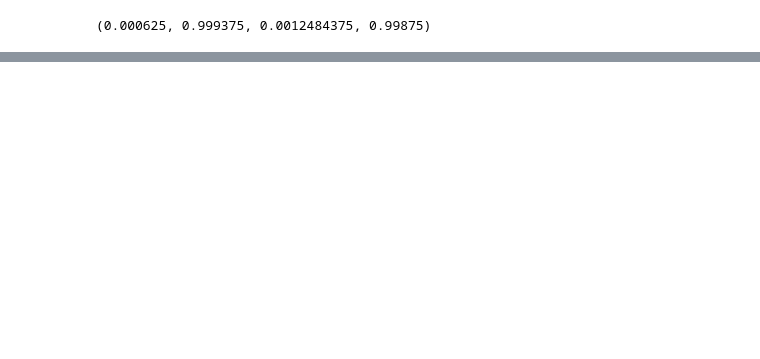
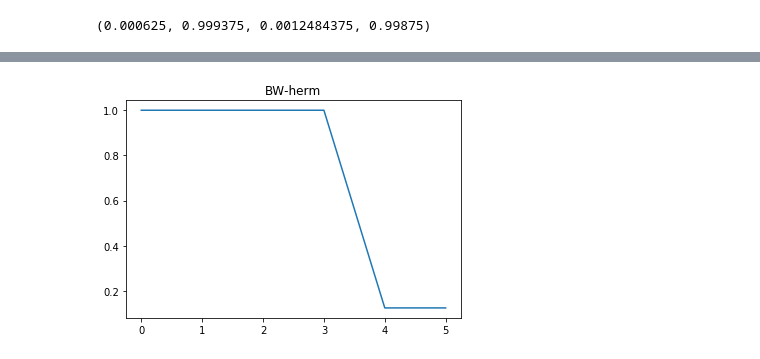
Before and after one commit to mikeg64/hermes, a Jupyter notebook: python/compare-hermes-sac-1d.ipynb, the cells around one changed output, grey strips where cells are left out. Saved outputs shown, nothing was run; the diff lists cells and outputs as text; code cells hidden in the pictures; blank space fills up the shorter version.

```diff
--- a/python/compare-hermes-sac-1d.ipynb
+++ b/python/compare-hermes-sac-1d.ipynb
@@ -122,0 +130,6 @@ plt.show()
+# %%
+plt.plot(hermydat[247:253])
+plt.title('BW-herm')
+plt.show()
+# %% [output]
+[figure, added]
```
Also changed, not shown: parts of 9 cells of this notebook, 4 other files.
